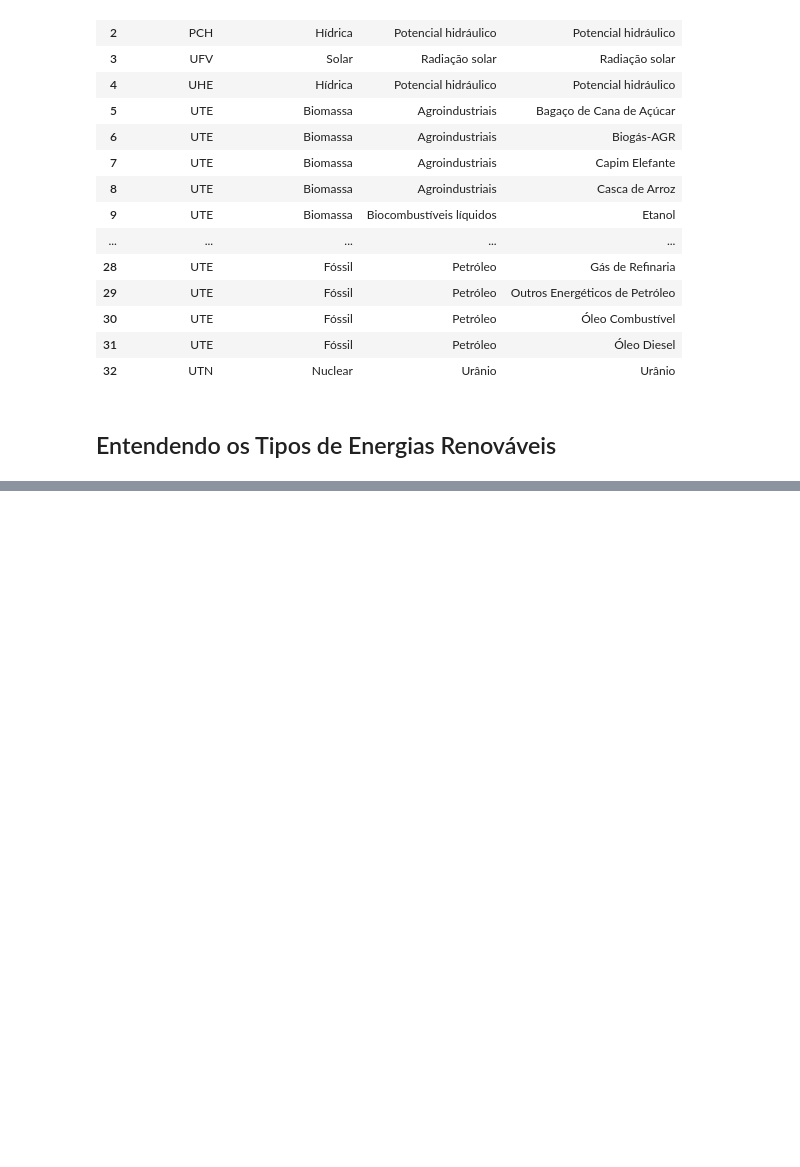
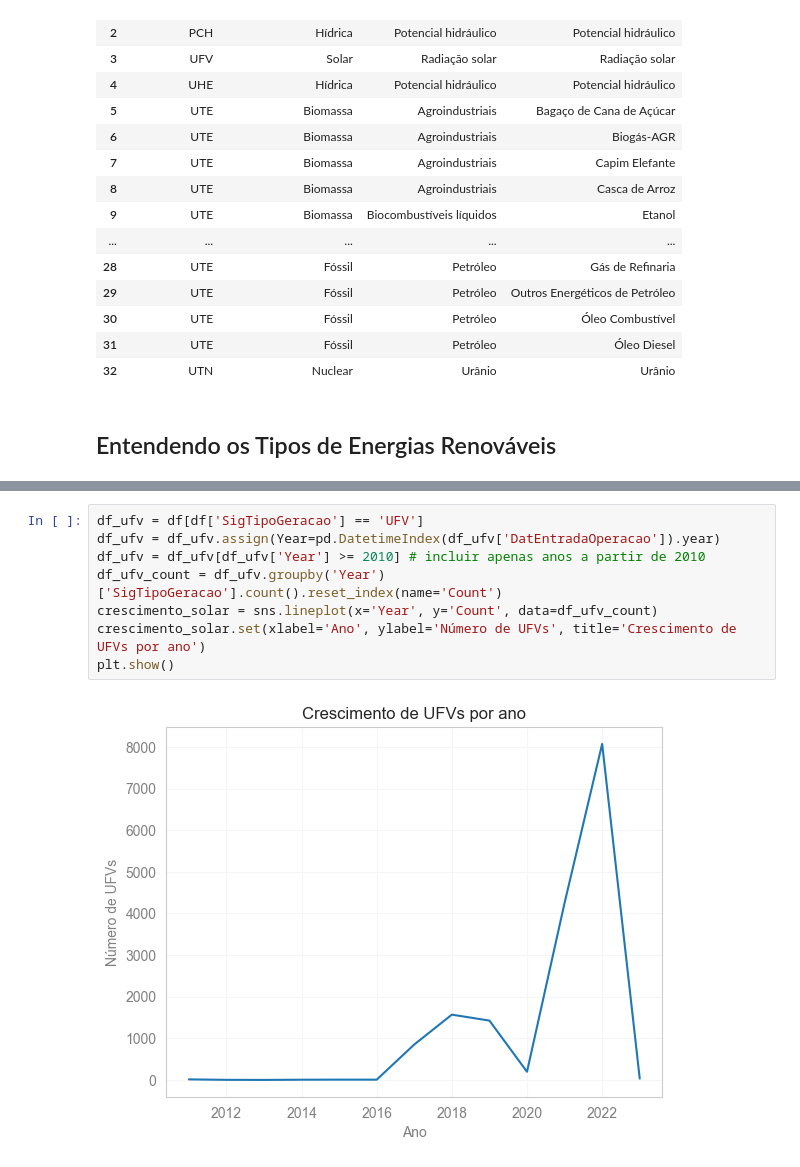
Before and after one commit to lpfnascimento/eda-brasilian-energy-matrix, a Jupyter notebook: TG-aneel-energia.ipynb, the cells around one changed output, grey strips where cells are left out. Cells and saved outputs as stored; diff of their text form; blank space fills up the shorter version.

```diff
--- a/TG-aneel-energia.ipynb
+++ b/TG-aneel-energia.ipynb
@@ -455,0 +466,10 @@ df_classificacao_energia
+# %%
+df_ufv = df[df['SigTipoGeracao'] == 'UFV']
+df_ufv = df_ufv.assign(Year=pd.DatetimeIndex(df_ufv['DatEntradaOperacao']).year)
+df_ufv = df_ufv[df_ufv['Year'] >= 2010] # incluir apenas anos a partir de 2010
+df_ufv_count = df_ufv.groupby('Year')['SigTipoGeracao'].count().reset_index(name='Count')
+crescimento_solar = sns.lineplot(x='Year', y='Count', data=df_ufv_count)
+crescimento_solar.set(xlabel='Ano', ylabel='Número de UFVs', title='Crescimento de UFVs por ano')
+plt.show()
+# %% [output]
+[figure, added]
```
Also changed, not shown: parts of 2 cells of this notebook.
